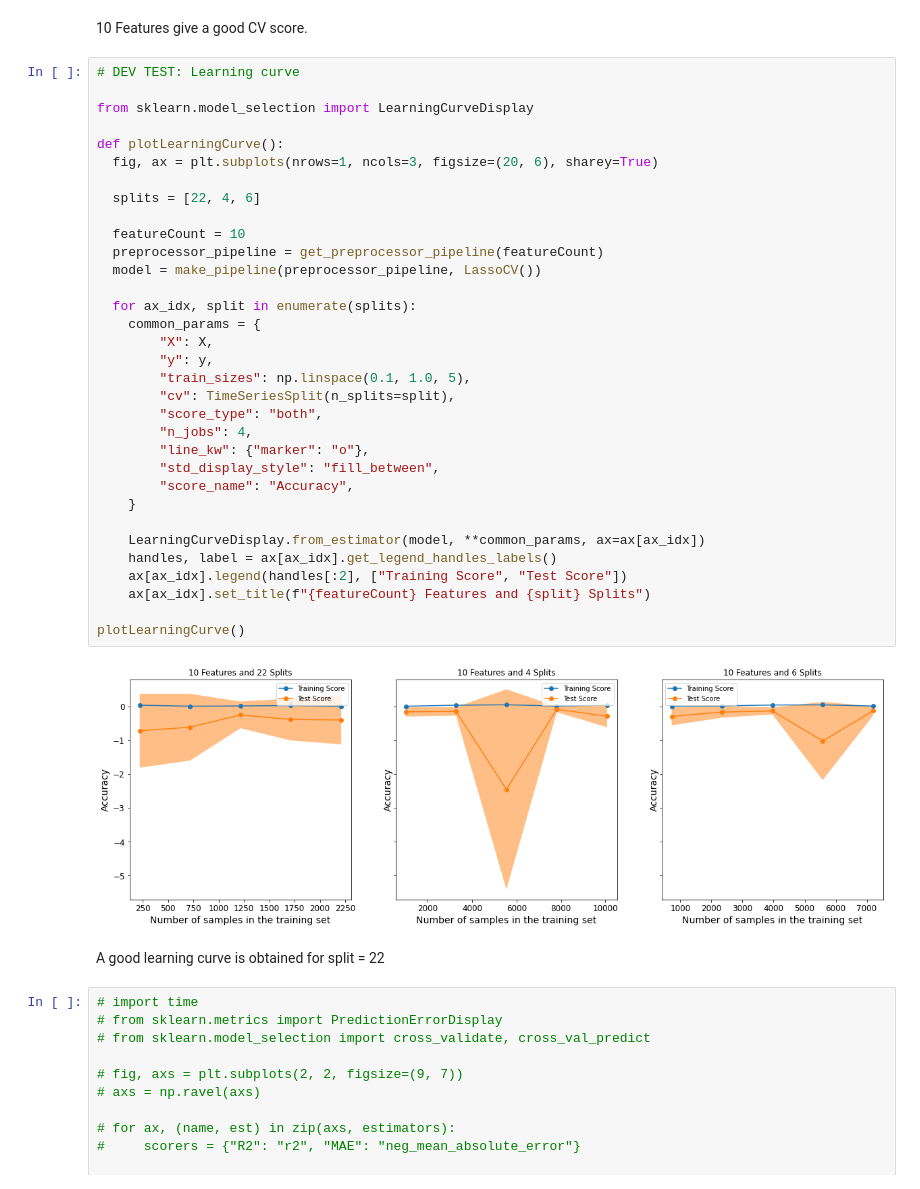
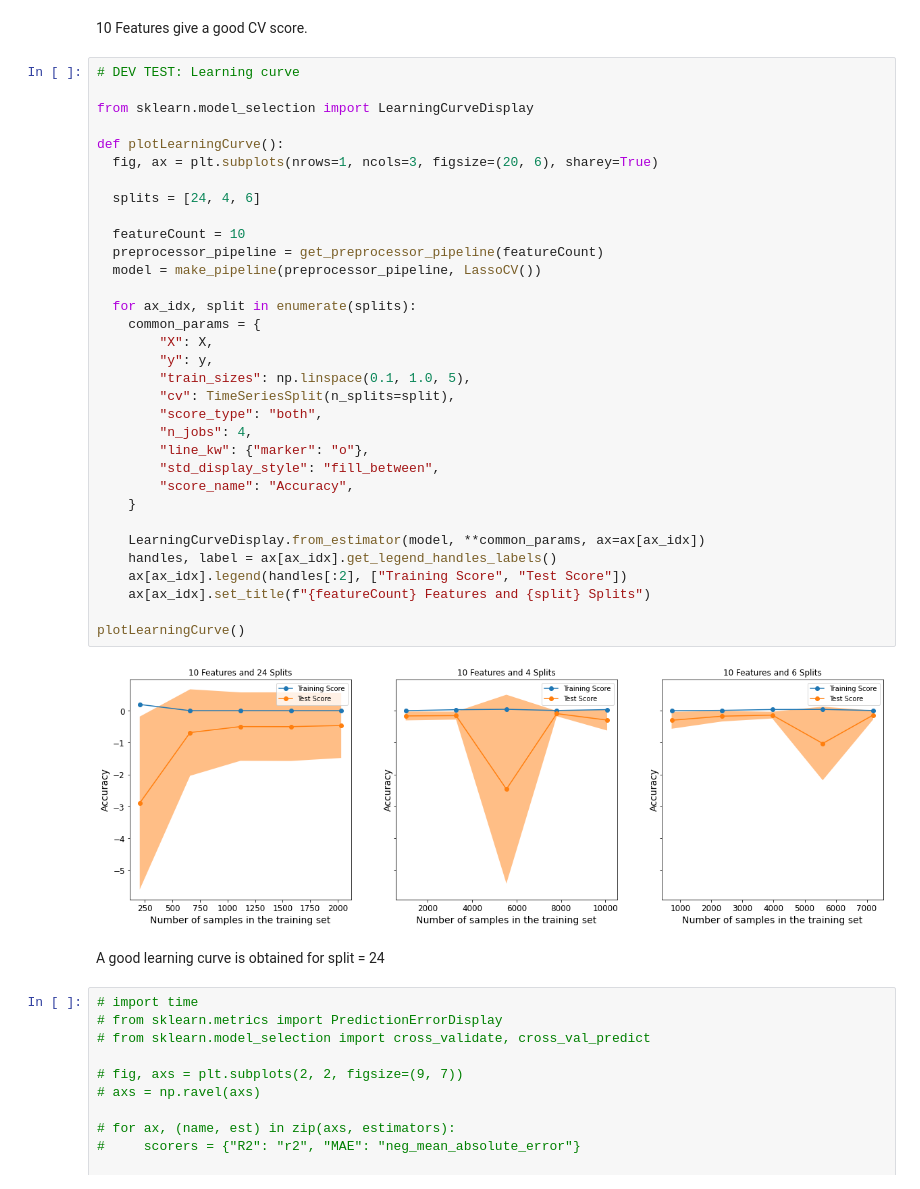
Before and after one commit to nivalf/Predict_Energy_Usage, a Jupyter notebook: predict_energy_usage.ipynb, the cells around one changed output. Cells and saved outputs as stored; diff of their text form.

```diff
--- a/predict_energy_usage.ipynb
+++ b/predict_energy_usage.ipynb
@@ -910,37 +910,37 @@ evaluateLassoForFeatureNumber()
 from sklearn.model_selection import LearningCurveDisplay
 
 def plotLearningCurve():
   fig, ax = plt.subplots(nrows=1, ncols=3, figsize=(20, 6), sharey=True)
 
-  splits = [22, 4, 6]
+  splits = [24, 4, 6]
 
   featureCount = 10
   preprocessor_pipeline = get_preprocessor_pipeline(featureCount)
   model = make_pipeline(preprocessor_pipeline, LassoCV())
 
   for ax_idx, split in enumerate(splits):
     common_params = {
         "X": X,
         "y": y,
         "train_sizes": np.linspace(0.1, 1.0, 5),
         "cv": TimeSeriesSplit(n_splits=split),
         "score_type": "both",
         "n_jobs": 4,
         "line_kw": {"marker": "o"},
         "std_display_style": "fill_between",
         "score_name": "Accuracy",
     }
 
     LearningCurveDisplay.from_estimator(model, **common_params, ax=ax[ax_idx])
     handles, label = ax[ax_idx].get_legend_handles_labels()
     ax[ax_idx].legend(handles[:2], ["Training Score", "Test Score"])
     ax[ax_idx].set_title(f"{featureCount} Features and {split} Splits")
 
 plotLearningCurve()
 # %% [output]
-[figure, old version]
+[figure, new version]
 # %% [markdown]
-A good learning curve is obtained for split = 22
+A good learning curve is obtained for split = 24
 # %%
 # import time
 # from sklearn.metrics import PredictionErrorDisplay
```
